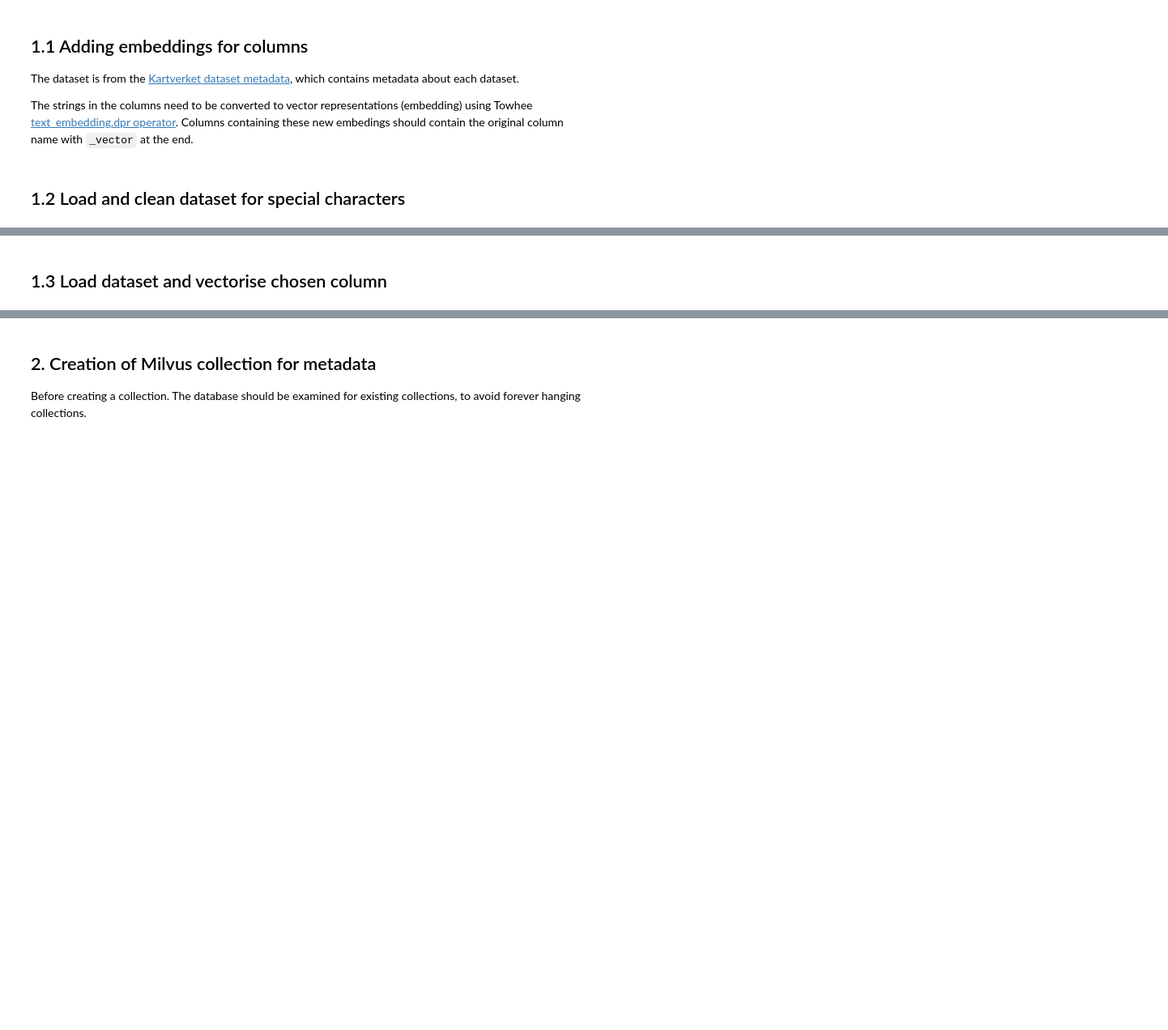
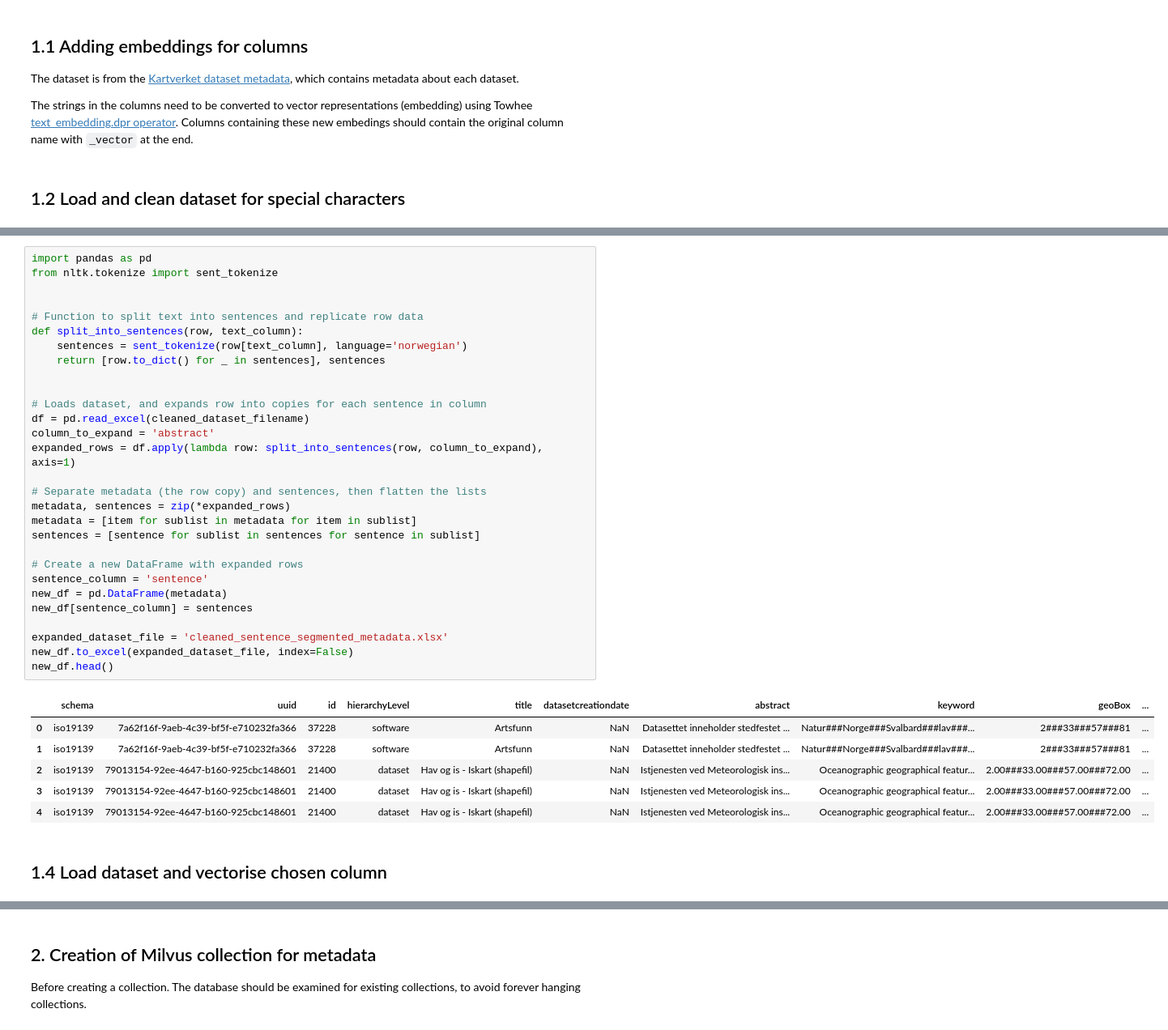
Before and after one commit to williamaredal/Milvus-Vector-Database, a Jupyter notebook: kartverket_metadata_search.ipynb, the cells around one changed output, grey strips where cells are left out. Shown: that part at 81% size. Saved outputs shown, nothing was run; the diff lists cells and outputs as text; blank space fills up the shorter version.

Commit message:
added expansion of a column to sentences for RAG performance

```diff
--- a/kartverket_metadata_search.ipynb
+++ b/kartverket_metadata_search.ipynb
@@ -112,5 +150,41 @@ df.to_excel(cleaned_dataset_filename, index=False)
+# %%
+import pandas as pd
+from nltk.tokenize import sent_tokenize
+
+
+# Function to split text into sentences and replicate row data
+def split_into_sentences(row, text_column):
+    sentences = sent_tokenize(row[text_column], language='norwegian')
+    return [row.to_dict() for _ in sentences], sentences
+
+
+# Loads dataset, and expands row into copies for each sentence in column
+df = pd.read_excel(cleaned_dataset_filename)
+column_to_expand = 'abstract'
+expanded_rows = df.apply(lambda row: split_into_sentences(row, column_to_expand), axis=1)
+
+# Separate metadata (the row copy) and sentences, then flatten the lists
+metadata, sentences = zip(*expanded_rows)
+metadata = [item for sublist in metadata for item in sublist]
+sentences = [sentence for sublist in sentences for sentence in sublist]
+
+# Create a new DataFrame with expanded rows
+sentence_column = 'sentence'
+new_df = pd.DataFrame(metadata)
+new_df[sentence_column] = sentences
+
+expanded_dataset_file = 'cleaned_sentence_segmented_metadata.xlsx'
+new_df.to_excel(expanded_dataset_file, index=False)
+new_df.head()
+# %% [output]
+|  | schema | uuid | id | hierarchyLevel | title | datasetcreationdate | abstract | keyword | geoBox | ... |
+| 0 | iso19139 | 7a62f16f-9aeb-4c39-bf5f-e710232fa366 | 37228 | software | Artsfunn | NaN | Datasettet inneholder stedfestet ... | Natur###Norge###Svalbard###lav###... | 2###33###57###81 | ... |
+| 1 | iso19139 | 7a62f16f-9aeb-4c39-bf5f-e710232fa366 | 37228 | software | Artsfunn | NaN | Datasettet inneholder stedfestet ... | Natur###Norge###Svalbard###lav###... | 2###33###57###81 | ... |
+| 2 | iso19139 | 79013154-92ee-4647-b160-925cbc148601 | 21400 | dataset | Hav og is - Iskart (shapefil) | NaN | Istjenesten ved Meteorologisk ins... | Oceanographic geographical featur... | 2.00###33.00###57.00###72.00 | ... |
+| 3 | iso19139 | 79013154-92ee-4647-b160-925cbc148601 | 21400 | dataset | Hav og is - Iskart (shapefil) | NaN | Istjenesten ved Meteorologisk ins... | Oceanographic geographical featur... | 2.00###33.00###57.00###72.00 | ... |
+| 4 | iso19139 | 79013154-92ee-4647-b160-925cbc148601 | 21400 | dataset | Hav og is - Iskart (shapefil) | NaN | Istjenesten ved Meteorologisk ins... | Oceanographic geographical featur... | 2.00###33.00###57.00###72.00 | ... |
 # %% [markdown]
-## 1.3 Load dataset and vectorise chosen column
+## 1.4 Load dataset and vectorise chosen column
 # %%
 import pandas as pd
 from towhee import pipe, ops, DataCollection
```
Also changed, not shown: parts of 11 cells of this notebook.
